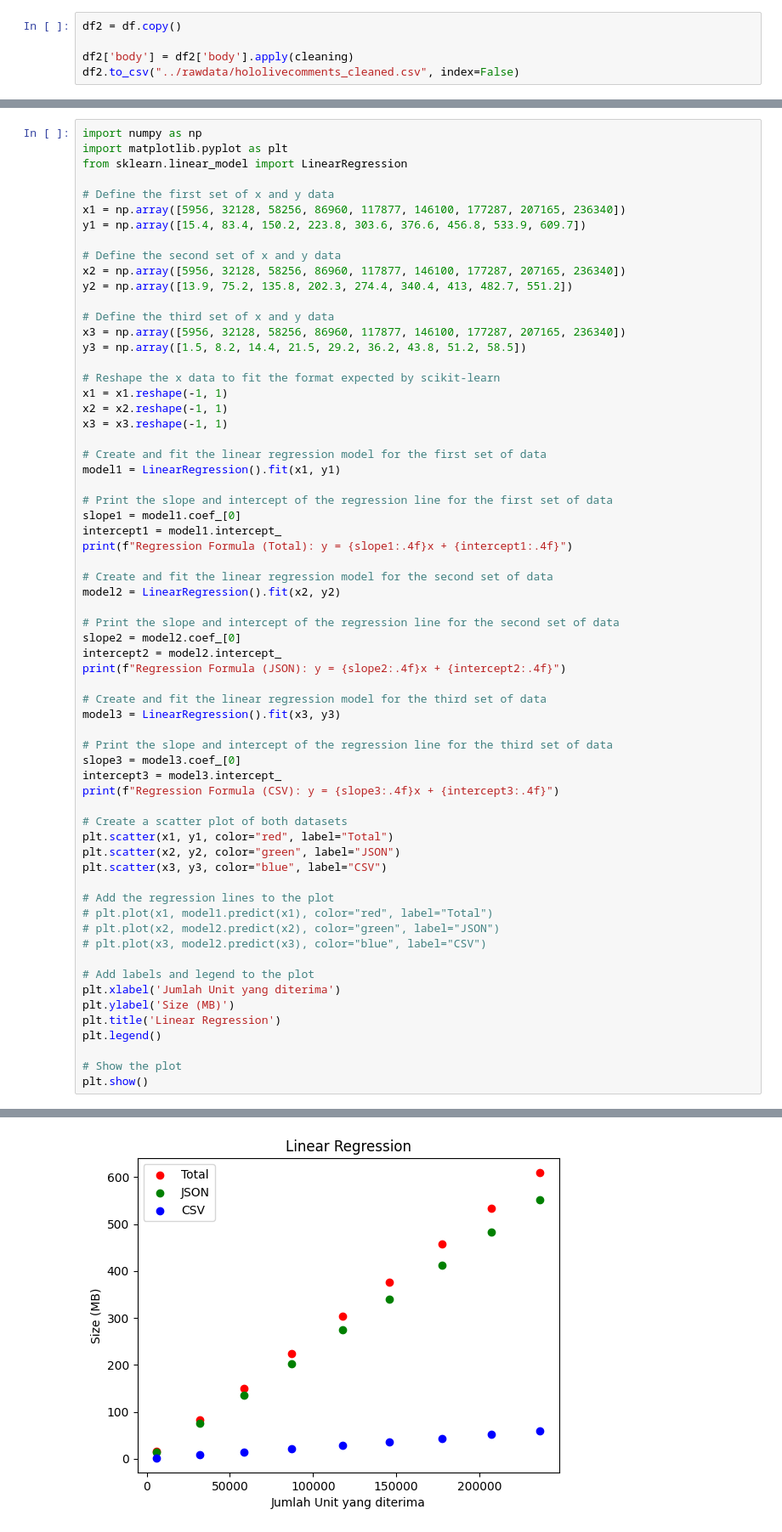
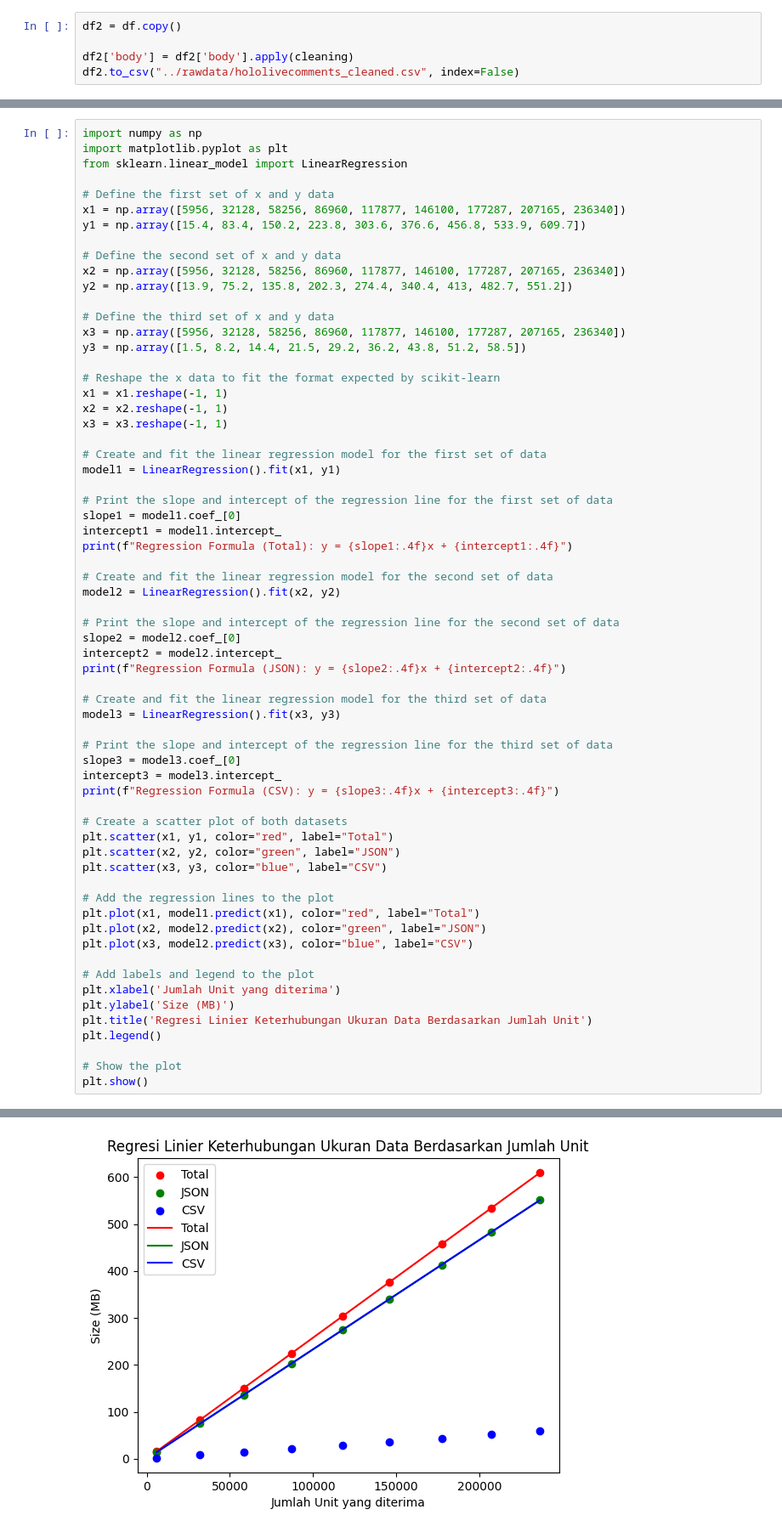
Before and after one commit to thefathan/RedditCrawler, a Jupyter notebook: src/dataprocess.ipynb, the cells around one changed output, grey strips where cells are left out. Shown at 85% size. Cells and saved outputs as stored; diff of their text form.

Commit message:
regresi (2)

```diff
--- a/src/dataprocess.ipynb
+++ b/src/dataprocess.ipynb
@@ -143,35 +179,35 @@ model2 = LinearRegression().fit(x2, y2)
 slope2 = model2.coef_[0]
 intercept2 = model2.intercept_
 print(f"Regression Formula (JSON): y = {slope2:.4f}x + {intercept2:.4f}")
 
 # Create and fit the linear regression model for the third set of data
 model3 = LinearRegression().fit(x3, y3)
 
 # Print the slope and intercept of the regression line for the third set of data
 slope3 = model3.coef_[0]
 intercept3 = model3.intercept_
 print(f"Regression Formula (CSV): y = {slope3:.4f}x + {intercept3:.4f}")
 
 # Create a scatter plot of both datasets
 plt.scatter(x1, y1, color="red", label="Total")
 plt.scatter(x2, y2, color="green", label="JSON")
 plt.scatter(x3, y3, color="blue", label="CSV")
 
 # Add the regression lines to the plot
-# plt.plot(x1, model1.predict(x1), color="red", label="Total")
-# plt.plot(x2, model2.predict(x2), color="green", label="JSON")
-# plt.plot(x3, model2.predict(x3), color="blue", label="CSV")
+plt.plot(x1, model1.predict(x1), color="red", label="Total")
+plt.plot(x2, model2.predict(x2), color="green", label="JSON")
+plt.plot(x3, model2.predict(x3), color="blue", label="CSV")
 
 # Add labels and legend to the plot
 plt.xlabel('Jumlah Unit yang diterima')
 plt.ylabel('Size (MB)')
-plt.title('Linear Regression')
+plt.title('Regresi Linier Keterhubungan Ukuran Data Berdasarkan Jumlah Unit')
 plt.legend()
 
 # Show the plot
 plt.show()
 # %% [output]
 Regression Formula (Total): y = 0.0026x + 0.0502
 Regression Formula (JSON): y = 0.0023x + -0.0414
 Regression Formula (CSV): y = 0.0002x + 0.0916
-[figure, old version]
+[figure, new version]
```
Also changed, not shown: parts of 1 cell of this notebook.
